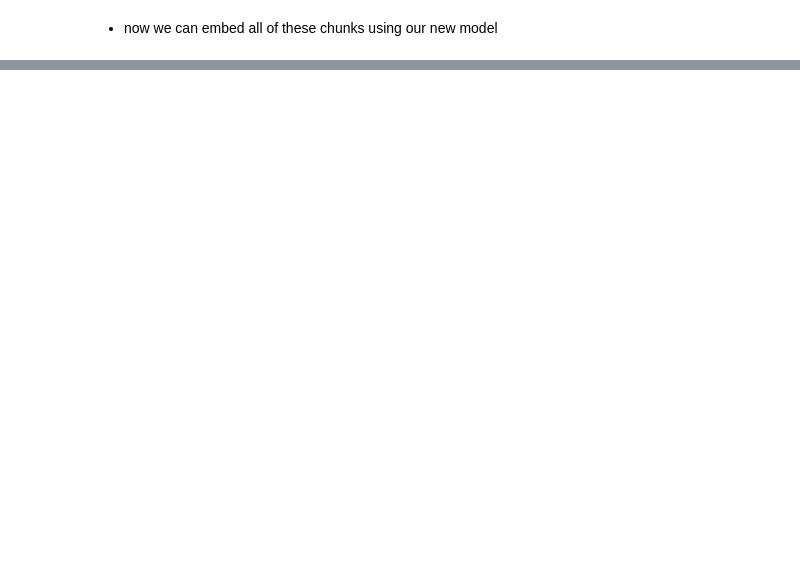
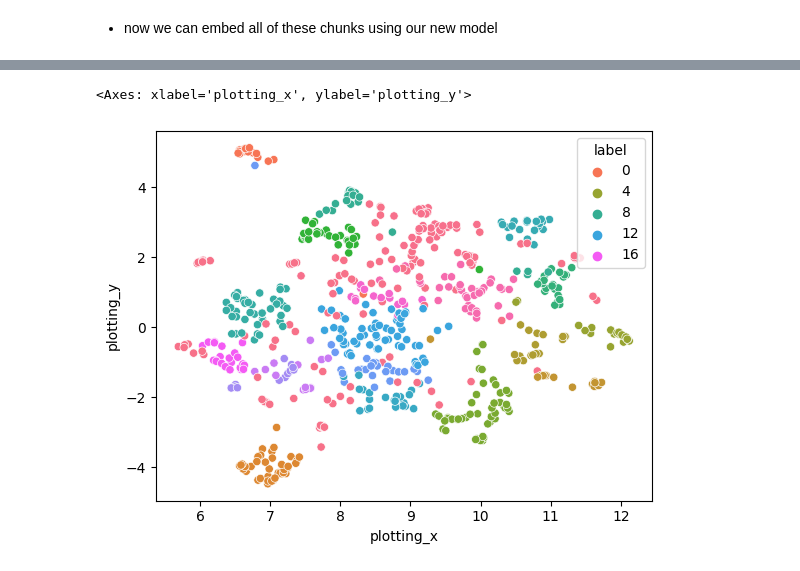
Before and after one commit to PugetSoundClinic-PIT/ml-for-pit, a Jupyter notebook: content/08/lecture.ipynb, the cells around one changed output, grey strips where cells are left out. Drawn from its saved outputs; the diff is of its cells as text; code cells hidden in the pictures; blank space fills up the shorter version.

```diff
--- a/content/08/lecture.ipynb
+++ b/content/08/lecture.ipynb
@@ -141,7 +446,7 @@ import pandas as pd
 # this is what sentence-transformers does for us
 # but we need to do it manually here so that we can trust the model
 model = AutoModel.from_pretrained(
-    "jinaai/jina-embeddings-v2-base-en",
+    "jinaai/jina-embeddings-v2-small-en",
     trust_remote_code=True,
 )
 
@@ -149,11 +454,11 @@ model = AutoModel.from_pretrained(
 session_chunks = pd.read_parquet("session_chunks.parquet")
 
 # Embed the chunks
-session_chunks["embedding"] = model.encode(
+embeddings = model.encode(
     session_chunks["text"].tolist(),
     batch_size=1,  # this is variable and depends on your machine
     show_progress_bar=True,
 )
 
-session_chunks
+embeddings
 # %% [output]
@@ -160,0 +478,3 @@ Error:
+# %%
+session_chunks["embeddings"] = embeddings.tolist()
+session_chunks
@@ -160,0 +495,38 @@ Error:
+# %%
+from umap import UMAP
+import numpy as np
+import hdbscan
+import seaborn as sns
+
+# Use UMAP to preprocess our embeddings to help us cluster later
+clusterable_embedding = UMAP(
+    n_neighbors=30,
+    min_dist=0.0,
+    n_components=2,
+    random_state=42,
+).fit_transform(np.stack(session_chunks["embeddings"]))
+
+# Actually perform the clustering
+labels = hdbscan.HDBSCAN(
+    # number of snippets in a neighborhood for a point to be considered a core point
+    # higher is "more conservative clustering"
+    min_samples=2,
+    # minimum number of snippets needed to form a cluster
+    # higher is "more conservative clustering"
+    min_cluster_size=12,
+).fit_predict(clusterable_embedding)
+session_chunks["label"] = labels
+
+# Add the data to the dataframe
+plotting_embedding = UMAP(
+    random_state=42,
+).fit_transform(
+    np.stack(session_chunks["embeddings"]),
+)
+session_chunks["plotting_x"] = plotting_embedding[:,0]
+session_chunks["plotting_y"] = plotting_embedding[:,1]
+
+sns.scatterplot(data=session_chunks, x="plotting_x", y="plotting_y", hue="label", palette="husl")
+# %% [output]
+<Axes: xlabel='plotting_x', ylabel='plotting_y'>
+[figure, added]
```
Also changed, not shown: parts of 19 cells of this notebook, 3 other files.
